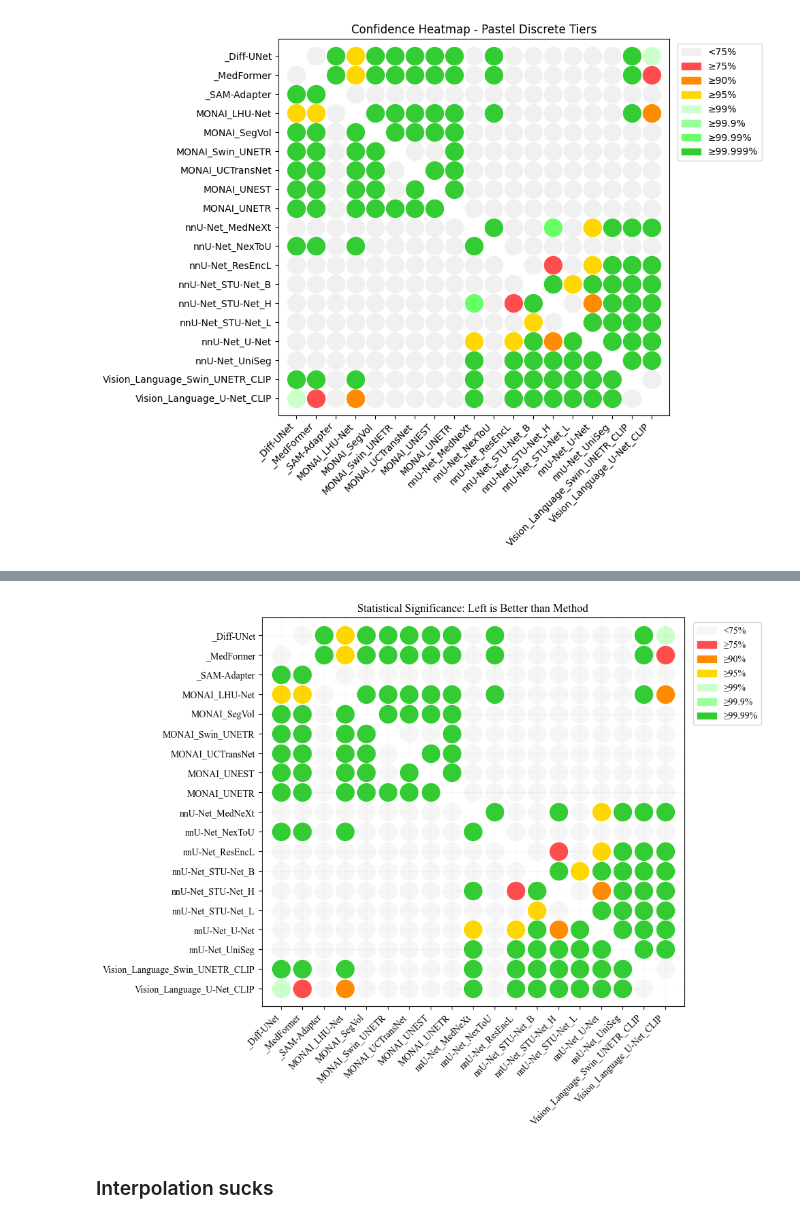
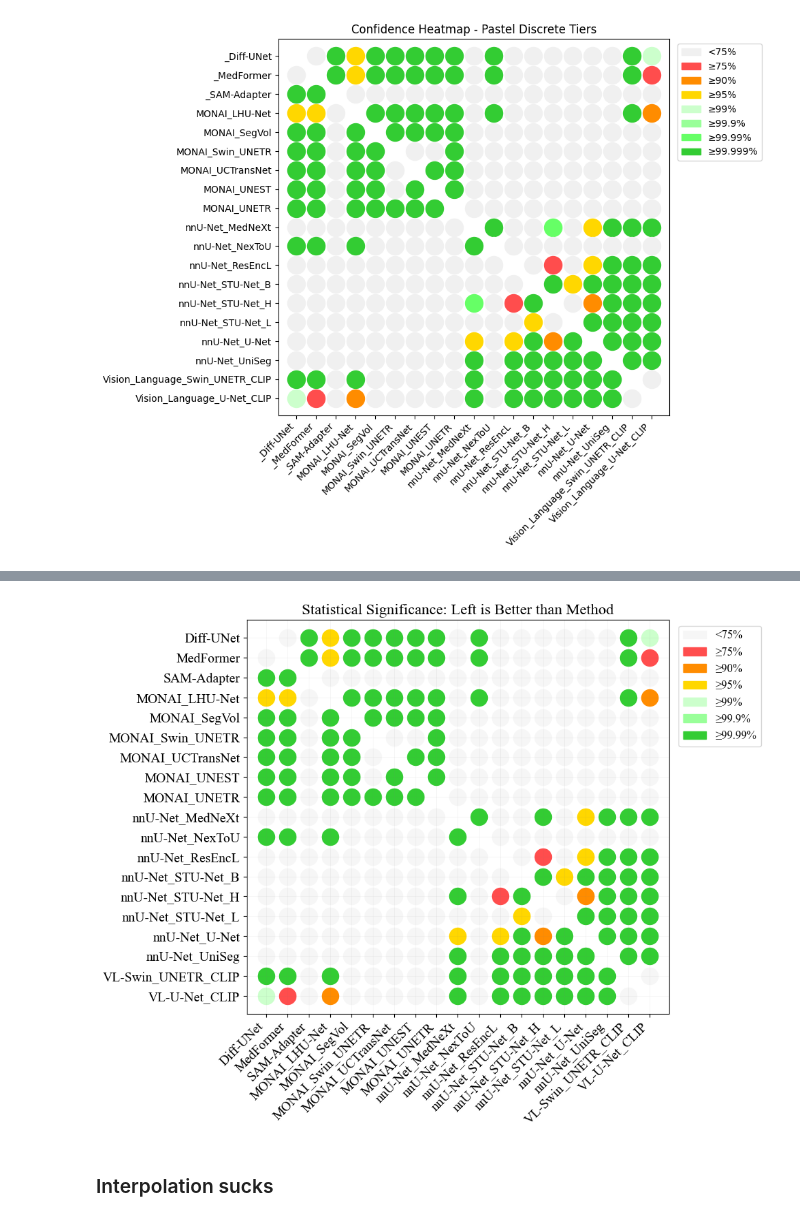
Before and after one commit to ariellubonja/RankInsight, a Jupyter notebook: python_eda.ipynb, the cells around one changed output, grey strips where cells are left out. Cells and saved outputs as stored; diff of their text form; code cells hidden in the pictures.

Commit message:
heatmap figure done!

```diff
--- a/python_eda.ipynb
+++ b/python_eda.ipynb
@@ -215,9 +235,22 @@ import matplotlib.patches as mpatches
 def confidence_heatmap_pastel(csv_path='df_heat.csv'):
     plt.rcParams["font.family"] = "serif"
     plt.rcParams["font.serif"] = ["Times New Roman"]
+    plt.rcParams["font.size"] = 14  # Increased font size by 2pt
 
     df = pd.read_csv(csv_path)
-    # df.replace("NA", np.nan, inplace=True)
+
+    # Define model name mapping
+    model_name_mapping = {
+        "_Diff-UNet": "Diff-UNet",
+        "_MedFormer": "MedFormer",
+        "_SAM-Adapter": "SAM-Adapter",
+        "Vision_Language_Swin_UNETR_CLIP": "VL-Swin_UNETR_CLIP",
+        "Vision_Language_U-Net_CLIP": "VL-U-Net_CLIP"
+    }
+
+    # Apply mapping to clean up model names
+    df["algoRow"] = df["algoRow"].replace(model_name_mapping)
+    df["algoCol"] = df["algoCol"].replace(model_name_mapping)
 
     # Unique rows/cols
     rows = df['algoRow'].unique()
@@ -225,7 +258,7 @@ def confidence_heatmap_pastel(csv_path='df_heat.csv'):
     row_index = {val: i for i, val in enumerate(rows)}
     col_index = {val: i for i, val in enumerate(cols)}
 
-    plt.figure(figsize=(10,8))
+    plt.figure(figsize=(10, 8))
 
     # Define the pastel color mapping with merged highest category.
     tier_color_map = {
@@ -241,41 +274,42 @@ def confidence_heatmap_pastel(csv_path='df_heat.csv'):
     # Plot each cell
     for idx, row in df.iterrows():
         r = row['algoRow']
         c = row['algoCol']
         tier = row['confidenceTier']
         # Merge 99.999% into 99.99%
         if tier == '≥99.999%':
             tier = '≥99.99%'
         color = tier_color_map.get(tier, 'white')  # default to white if not found
         x = col_index[c]
         y = row_index[r]
-        plt.scatter(x, y, color=color, edgecolor=None, s=350)
+        plt.scatter(x, y, color=color, edgecolor=None, s=300)  # Reduced marker size for denser packing
 
     # Invert y-axis so the first row is at the top
     plt.gca().invert_yaxis()
 
     # Set ticks
-    plt.xticks(range(len(cols)), cols, rotation=45, ha='right')
-    plt.yticks(range(len(rows)), rows)
+    plt.xticks(range(len(cols)), cols, rotation=45, ha='right', fontsize=14)  # Increased font size
+    plt.yticks(range(len(rows)), rows, fontsize=14)  # Increased font size
 
-    plt.title("Statistical Significance: Left is Better than Method")
+    plt.title("Statistical Significance: Left is Better than Method", fontsize=16)  # Increased title font size
 
     # Construct a legend from the discrete mapping
     patches = [mpatches.Patch(color=color_val, label=tier_label)
                for tier_label, color_val in tier_color_map.items()]
-    plt.legend(handles=patches, bbox_to_anchor=(1.01, 1), loc='upper left')
+    plt.legend(handles=patches, bbox_to_anchor=(1.01, 1), loc='upper left', fontsize=12)  # Increased legend font size
 
     plt.grid(True, color='gray', linestyle='-', linewidth=0.5, alpha=0.1)  # Light gray gridlines
 
-    plt.savefig("fig2_stat_sign.pdf", format='pdf', dpi=300)
+    plt.tight_layout()
+
+    plt.savefig("figures/fig2_stat_sign.pdf", format='pdf', dpi=300)#, bbox_inches='tight', pad_inches=1)
 
 
-    plt.tight_layout()
     plt.show()
 
 confidence_heatmap_pastel()
 # %% [output]
-[figure, old version]
+[figure, new version]
 # %% [markdown]
 ### Interpolation sucks
 # %%
```
Also changed, not shown: parts of 1 cell of this notebook, 1 other file.
